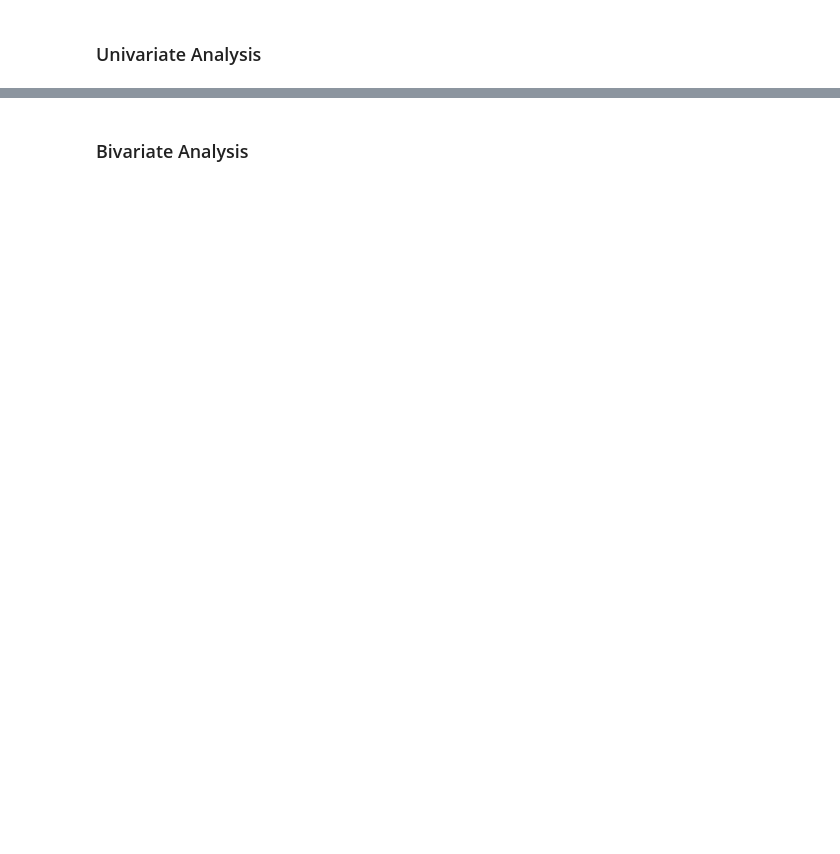
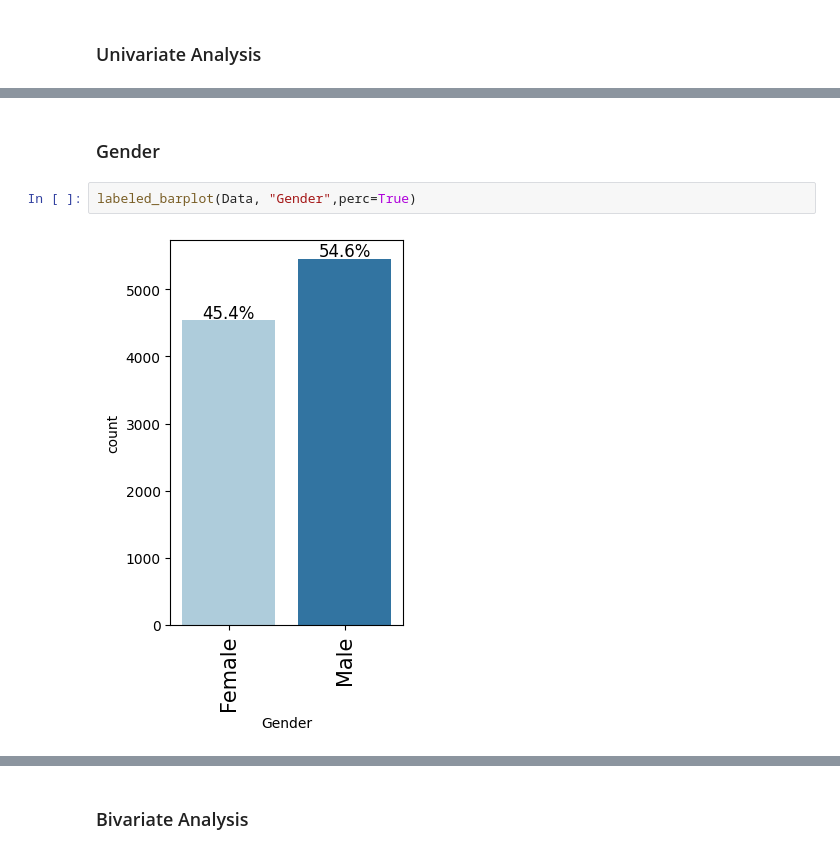
Before and after one commit to cmAIdx/AI-ML-Notebooks, a Jupyter notebook: Projects/Project_4_NeuralNetworks/Project3_NeuralNetworks_Full.ipynb, the cells around one changed output, grey strips where cells are left out. Cells and saved outputs as stored; diff of their text form; blank space fills up the shorter version.

```diff
--- a/Projects/Project_4_NeuralNetworks/Project3_NeuralNetworks_Full.ipynb
+++ b/Projects/Project_4_NeuralNetworks/Project3_NeuralNetworks_Full.ipynb
@@ -276,0 +473,6 @@ Name: count, dtype: int64
+# %% [markdown]
+### Gender
+# %%
+labeled_barplot(Data, "Gender",perc=True)
+# %% [output]
+[figure, added]
```
Also changed, not shown: parts of 66 cells of this notebook, 1 other file.
